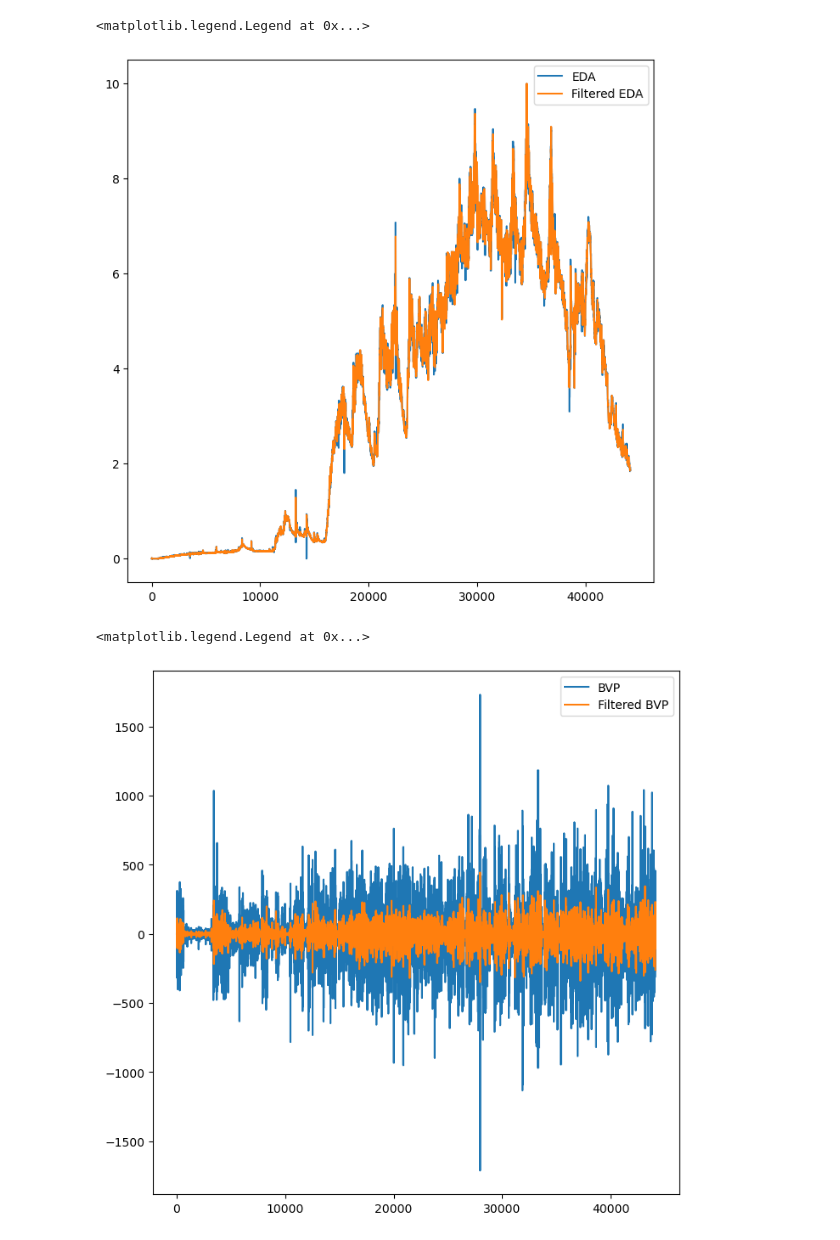
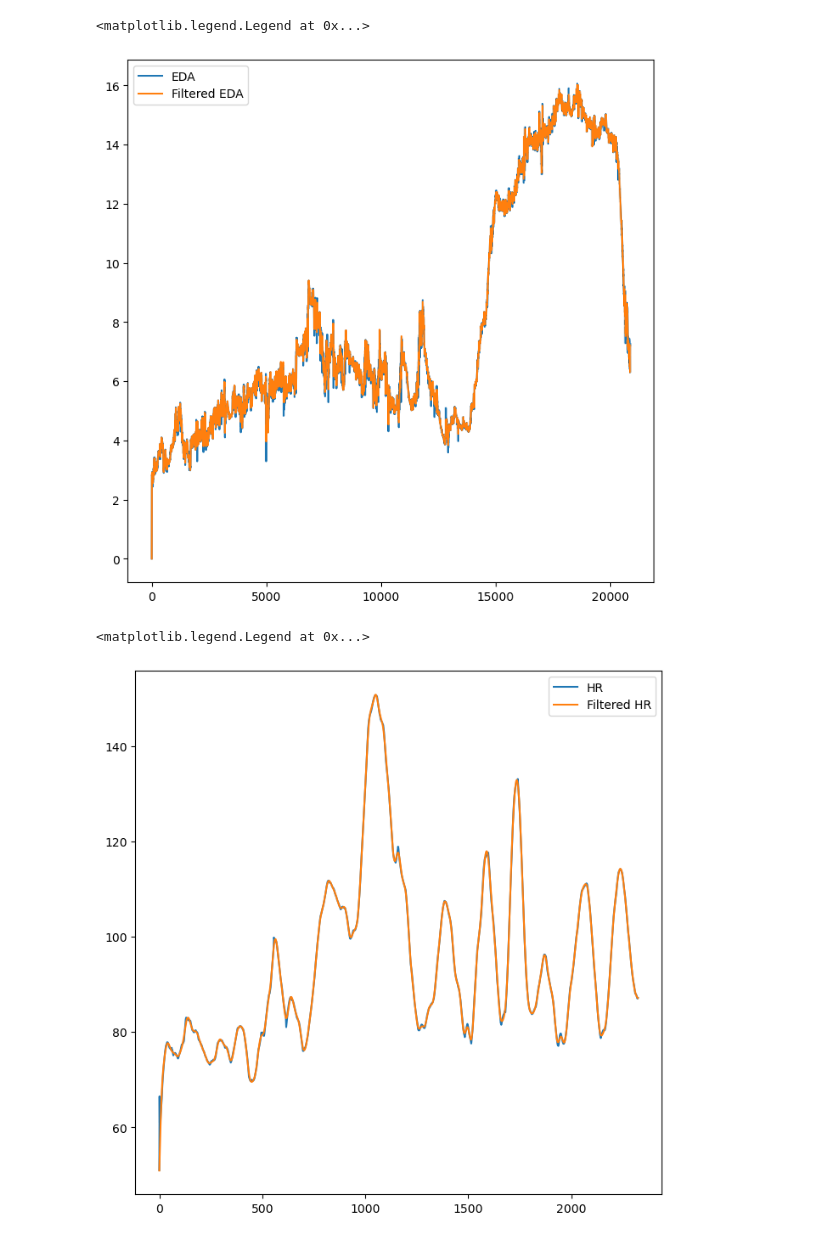
Before and after one commit to anilcosar123/Challenge1, a Jupyter notebook: analyzing data.ipynb, the cells around one changed output. Drawn from its saved outputs; the diff is of its cells as text; code cells hidden in the pictures.

```diff
--- a/analyzing data.ipynb
+++ b/analyzing data.ipynb
@@ -8,11 +8,10 @@ import csv
 import datetime
 from glob import glob
 
-
-#read files
-df_eda =pd.read_csv("C:/Users/anilp/Project_Files/1697435524_A044DF/EDA.csv", skiprows=1)
-df_bvp =pd.read_csv("C:/Users/anilp/Project_Files/1697435524_A044DF/BVP.csv", skiprows=1)
+#Read files
+df_eda =pd.read_csv(r"C:\Users\anilp\Project_Files\1699449460_A044DF\EDA.csv", skiprows=1)
+df_hr =pd.read_csv(r"C:\Users\anilp\Project_Files\1699546842_A044DF\HR.csv", skiprows=1)
 
 eda_value = df_eda.rename(columns = {'4.000000' : 'EDA'})
-bvp_value = df_bvp.rename(columns = {'64.000000' : 'BVP'})
+hr_value = df_hr.rename(columns = {'1.000000' : 'HR'})
 # %%
@@ -92,26 +90,25 @@ plt.plot(filtered_eda, label='Filtered EDA')
 plt.legend()
 # %% [output]
 <matplotlib.legend.Legend at 0x...>
-[figure, old version]
+[figure, new version]
 # %%
-#filtering bvp
-
+#filtering hr
 
 order = 5 #order of the filter, expressed as integer
 f_cut_off = 0.5 #Hz, cut-off frequency
-f_sampling = 4 #Hz, sampling frequency
+f_sampling = 16 #Hz, sampling frequency
 
 b, a = butter(order, f_cut_off, fs = f_sampling)
 
-filtered_bvp = filtfilt(b,a,downsampled_bvp, axis=0)
+filtered_hr = filtfilt(b,a,hr_value, axis=0)
 
 plt.figure(figsize=(8, 8))
-plt.plot(downsampled_bvp, label='BVP')
-plt.plot(filtered_bvp, label='Filtered BVP')
+plt.plot(hr_value, label='HR')
+plt.plot(filtered_hr, label='Filtered HR')
 plt.legend()
 # %% [output]
 <matplotlib.legend.Legend at 0x...>
-[figure, old version]
+[figure, new version]
 # %%
 #normalization of eda 0-1
 
```
Also changed, not shown: parts of 8 cells of this notebook, 1 other file.
